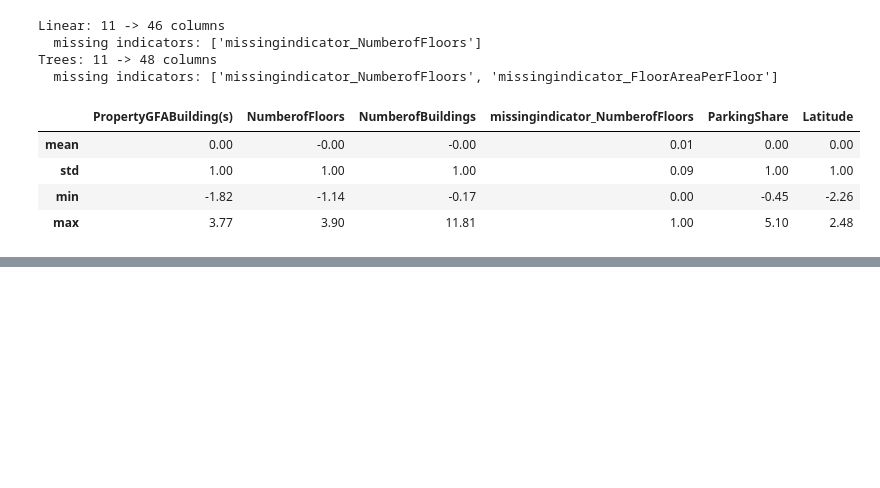
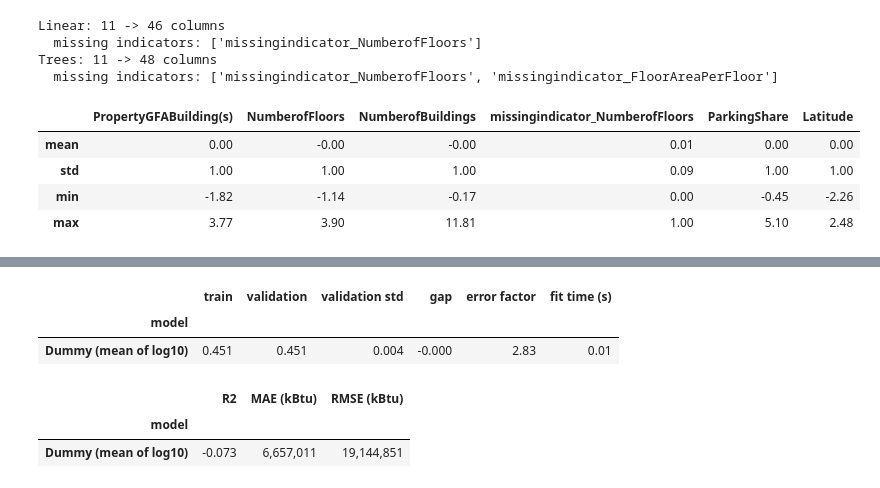
Before and after one commit to dapitch666/oc-p03-seattle-building-energy, a Jupyter notebook: notebooks/03_modeling.ipynb, the cells around one changed output, grey strips where cells are left out. Cells and saved outputs as stored; diff of their text form; code cells hidden in the pictures; blank space fills up the shorter version.

```diff
--- a/notebooks/03_modeling.ipynb
+++ b/notebooks/03_modeling.ipynb
@@ -467,0 +477,12 @@ Trees: 11 -> 48 columns
+# %%
+y_train_bins = pd.qcut(y_train, q=10, labels=False)
+
+cv = list(
+    StratifiedKFold(n_splits=5, shuffle=True, random_state=RANDOM_STATE).split(
+        X_train, y_train_bins
+    )
+)
+
+for i, (train_idx, val_idx) in enumerate(cv, start=1):
+    print(f"Fold {i}: train {len(train_idx)} rows | validation {len(val_idx)} rows")
+assert sorted(np.concatenate([val for _, val in cv])) == list(range(len(X_train)))
@@ -467,0 +512,14 @@ Trees: 11 -> 48 columns
+# %%
+dummy = with_log_target(DummyRegressor(strategy="mean"))
+baseline = evaluate_model(dummy, X_train, y_train, cv, scorers, "Dummy (mean of log10)")
+
+baseline_results = pd.DataFrame([baseline]).set_index("model")
+display(decision_table(baseline_results))
+display(kbtu_table(baseline_results))
+# %% [output]
+|  | train | validation | validation std | gap | error factor | fit time (s) |
+| model |  |  |  |  |  |  |
+| Dummy (mean of log10) | 0.451 | 0.451 | 0.004 | -0.000 | 2.83 | 0.01 |
+|  | R2 | MAE (kBtu) | RMSE (kBtu) |
+| model |  |  |  |
+| Dummy (mean of log10) | -0.073 | 6,657,011 | 19,144,851 |
```
Also changed, not shown: parts of 31 cells of this notebook, 6 other files.
